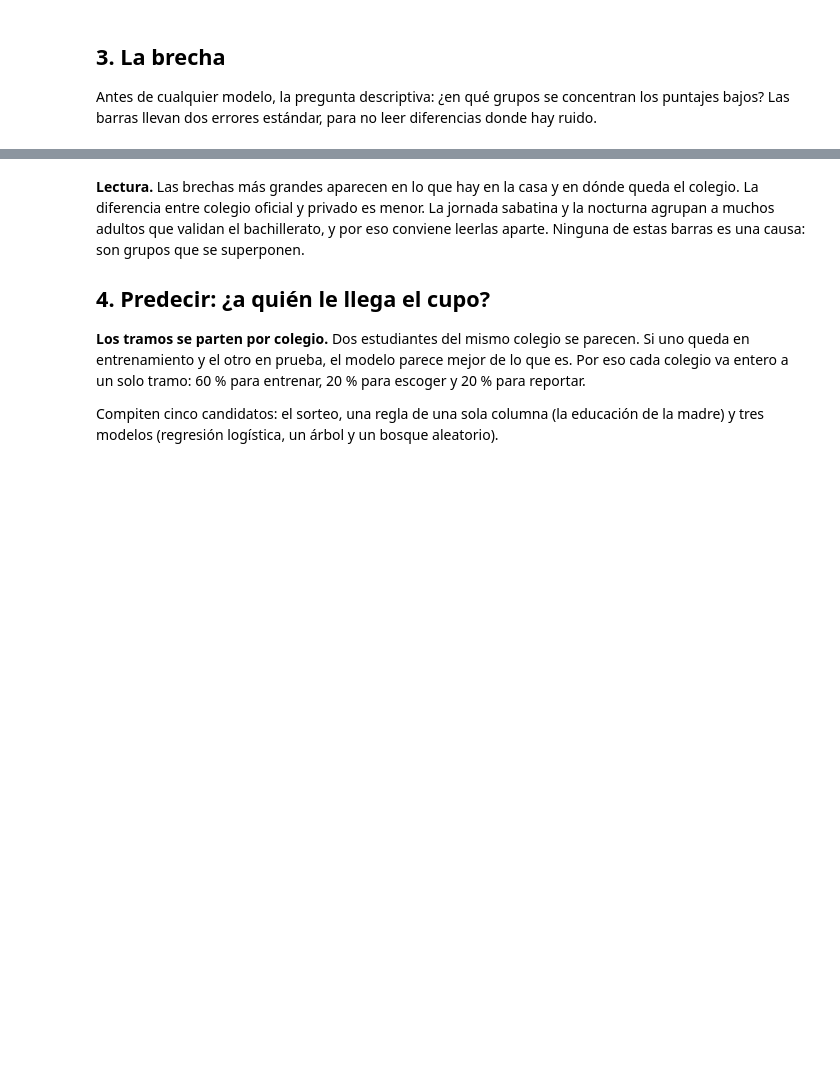
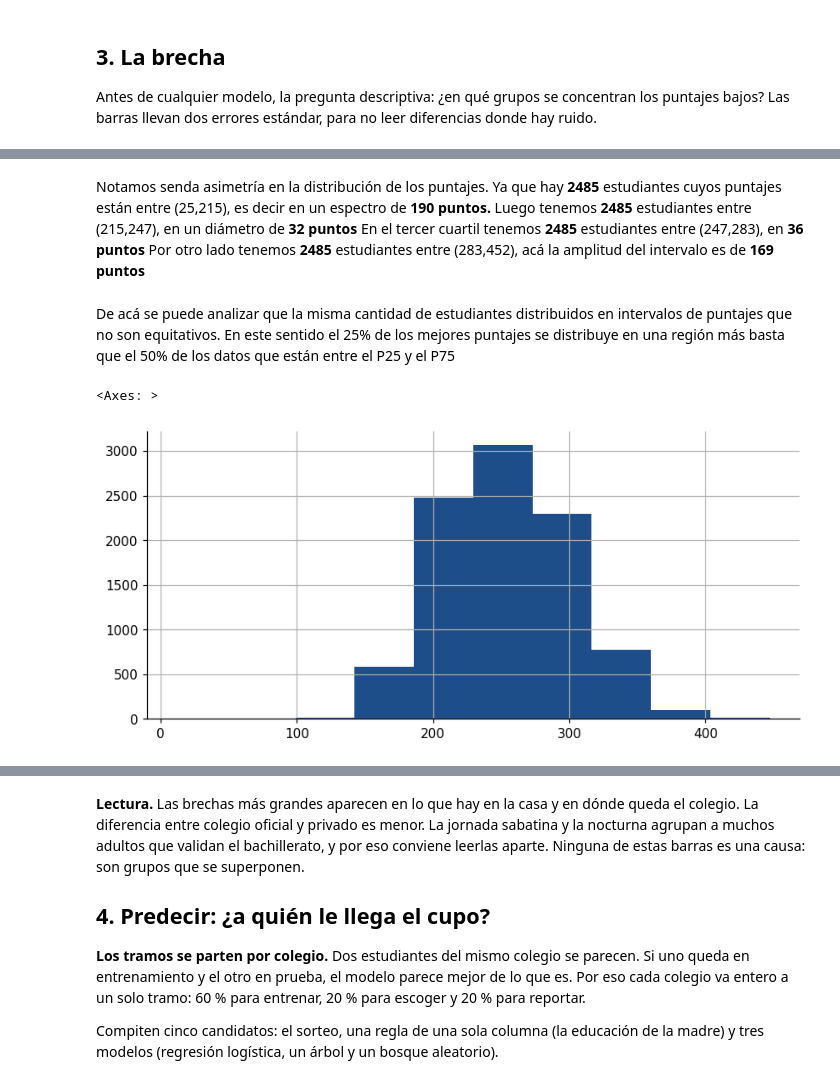
Before and after one commit to cmorregof/taller-cd-ml-2026-2, a Jupyter notebook: clases/02_limpieza/02a_el_icfes.ipynb, the cells around one changed output, grey strips where cells are left out. Cells and saved outputs as stored; diff of their text form; code cells hidden in the pictures; blank space fills up the shorter version.

```diff
--- a/clases/02_limpieza/02a_el_icfes.ipynb
+++ b/clases/02_limpieza/02a_el_icfes.ipynb
@@ -65,3 +220,10 @@ print(f"{len(crudo):,} estudiantes de {crudo['cole_cod_dane_establecimiento'].nu
 ## 2. Tres trampas antes de modelar
 
 **Edades imposibles.** La fecha de nacimiento trae errores de digitación.
+# %%
+#from taller.icfes import preparar, tasa_por, tramos, competir, asignar_cupos, auditar
+
+DEPARTAMENTO = "RISARALDA"      # al final pueden cambiarlo por otro departamento
+CUPO = 0.25
+crudo = descargar("saber11", departamento=DEPARTAMENTO)
+print(f"{len(crudo):,} estudiantes de {crudo['cole_cod_dane_establecimiento'].nunique()} colegios".replace(",", "."))
@@ -89,0 +309,6 @@ Antes de cualquier modelo, la pregunta descriptiva: ¿en qué grupos se concentr
+# %%
+puntajes_materias =["punt_lectura_critica", "punt_matematicas", "punt_c_naturales", "punt_sociales_ciudadanas",
+"punt_ingles", "punt_global", "percentil_global"]
+# %%
+datos_puntajes = datos[puntajes_materias]
+datos_puntajes.describe()
@@ -89,0 +325,12 @@ Antes de cualquier modelo, la pregunta descriptiva: ¿en qué grupos se concentr
+# %% [markdown]
+Notamos senda asimetría en la distribución de los puntajes. Ya que hay **2485** estudiantes cuyos puntajes están entre (25,215), es decir en un espectro de **190 puntos.**
+Luego tenemos **2485** estudiantes entre (215,247), en un diámetro de **32 puntos**
+En el tercer cuartil tenemos **2485** estudiantes entre (247,283), en **36 puntos**
+Por otro lado tenemos **2485** estudiantes entre (283,452), acá la amplitud del intervalo es de **169 puntos**
+# %% [markdown]
+De acá se puede analizar que la misma cantidad de estudiantes distribuidos en intervalos de puntajes que no son equitativos. En este sentido el 25% de los mejores puntajes se distribuye en una región más basta que el 50% de los datos que están entre el P25 y el P75
+# %%
+datos_puntajes['punt_global'].hist()
+# %% [output]
+<Axes: >
+[figure, added]
```
Also changed, not shown: parts of 26 cells of this notebook.
